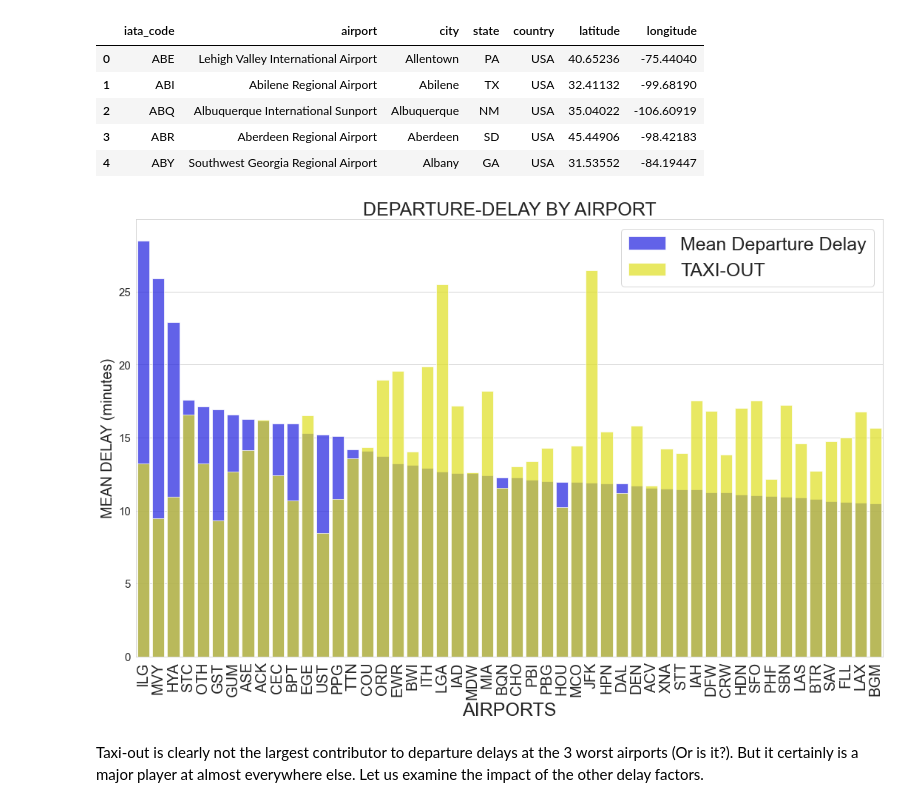
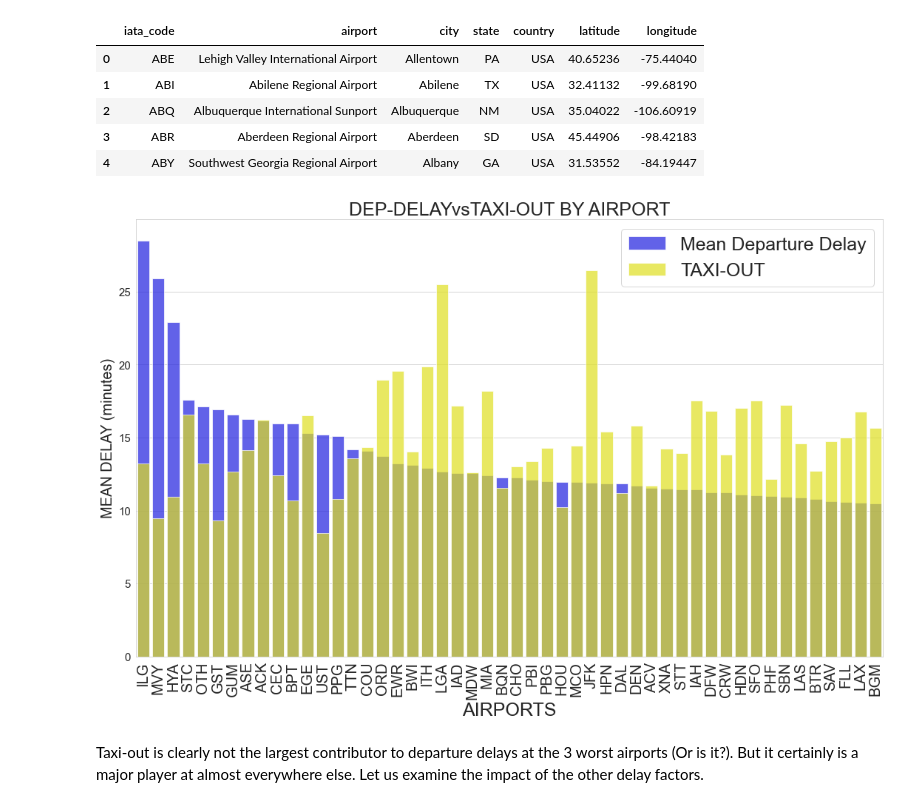
Before and after one commit to dseks123/Data-Pipeline-Project, a Jupyter notebook: flights2015_analysis.ipynb, the cells around one changed output. Drawn from its saved outputs; the diff is of its cells as text; code cells hidden in the pictures.

```diff
--- a/flights2015_analysis.ipynb
+++ b/flights2015_analysis.ipynb
@@ -13,7 +13,7 @@ import datetime as dt
 import csv
 import sklearn
 # %%
-engine = create_engine('postgres://dennisssekamaanya:dennis123@localhost:5432/dennisssekamaanya')
+engine = create_engine('postgresql://dennisssekamaanya:dennis123@localhost:5432/dennisssekamaanya')
 # %% [markdown]
 Using SQL-Alchemy, read in the flights, airline and airports tables
 # %%
@@ -312,7 +314,7 @@ airports.head()
 merged_flights = pd.merge(df, airports, left_on = 'origin_airport', right_on = 'iata_code', how = 'inner').merge(airports, left_on = 'destination_airport', right_on = 'iata_code', how = 'inner')
 # %%
 #Get rid of unwanted / un-needed columns from the merge.
-merged_flights.drop(['airport_x', 'city_x', 'state_x', 'country_x', 'airport_y', 'city_y', 'state_y', 'country_y'], axis = 1, inplace = True)
+merged_flights.drop(['city_x', 'state_x', 'country_x', 'city_y', 'state_y', 'country_y'], axis = 1, inplace = True)
 # %%
 merged_flights.drop(['iata_code_x', 'iata_code_y'], axis = 1, inplace = True)
 # %%
@@ -320,4 +322,7 @@ merged_flights.drop(['iata_code_x', 'iata_code_y'], axis = 1, inplace = True)
 merged_flights.rename(columns = dict(latitude_x = 'lat_origin', longitude_x = 'lon_origin'), inplace = True)
+# %%
+#rename columns kept: co-ordinates of destination, names of origin AND dest airports
+merged_flights.rename(columns = dict(airport_x = 'origin_name', airport_y = 'dest_name'), inplace = True)
 # %%
 merged_flights.rename(columns = dict(latitude_y = 'lat_dest', longitude_y = 'lon_dest'), inplace = True)
 # %%
@@ -325,16 +330,17 @@ by_airports = merged_flights.groupby('origin_airport').mean().reset_index()
 # %%
 plt.figure(figsize = (15,10))
 sns.barplot(x = 'origin_airport', y = 'departure_delay', data = by_airports.sort_values(by = 'departure_delay', ascending = False).head(50), color = 'blue', alpha = 0.7, label = 'Mean Departure Delay')
 sns.barplot(x = 'origin_airport', y = 'taxi_out', data = by_airports.sort_values(by = 'departure_delay', ascending = False).head(50),color = 'yellow', alpha = 0.7, label = 'TAXI-OUT')
-plt.title('DEPARTURE-DELAY BY AIRPORT', fontsize = 25)
+plt.title('DEP-DELAYvsTAXI-OUT BY AIRPORT', fontsize = 25)
 plt.xticks(rotation = 90, fontsize = 20)
 plt.yticks(fontsize = 15)
 plt.ylabel('MEAN DELAY (minutes)', fontsize = 20)
 plt.xlabel('AIRPORTS',fontsize = 25)
 plt.legend(prop = {'size': 25})
-plt.tight_layout();
+plt.tight_layout()
+plt.savefig('taxi_outVsdepdelay.jpg');
 # %% [output]
-[figure, old version]
+[figure, new version]
 # %% [markdown]
 Taxi-out is clearly not the largest contributor to departure delays at the 3 worst airports (Or is it?). But it certainly is a major player at almost everywhere else. Let us examine the impact of the other delay factors.
 # %%
```
Also changed, not shown: parts of 20 cells of this notebook, 3 other files.
